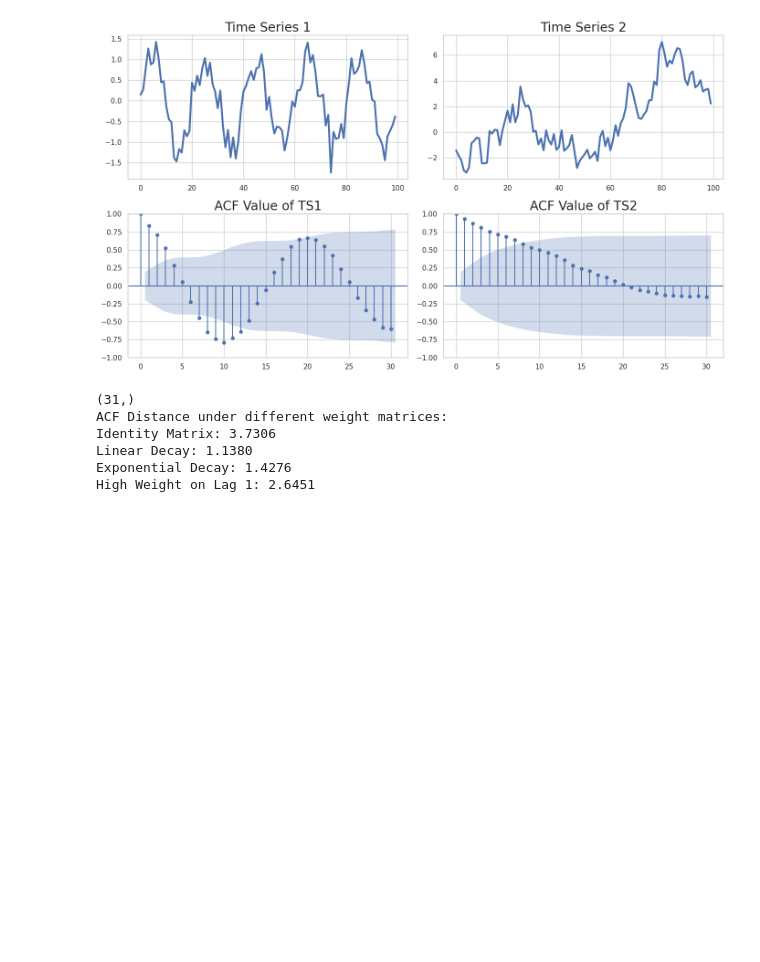
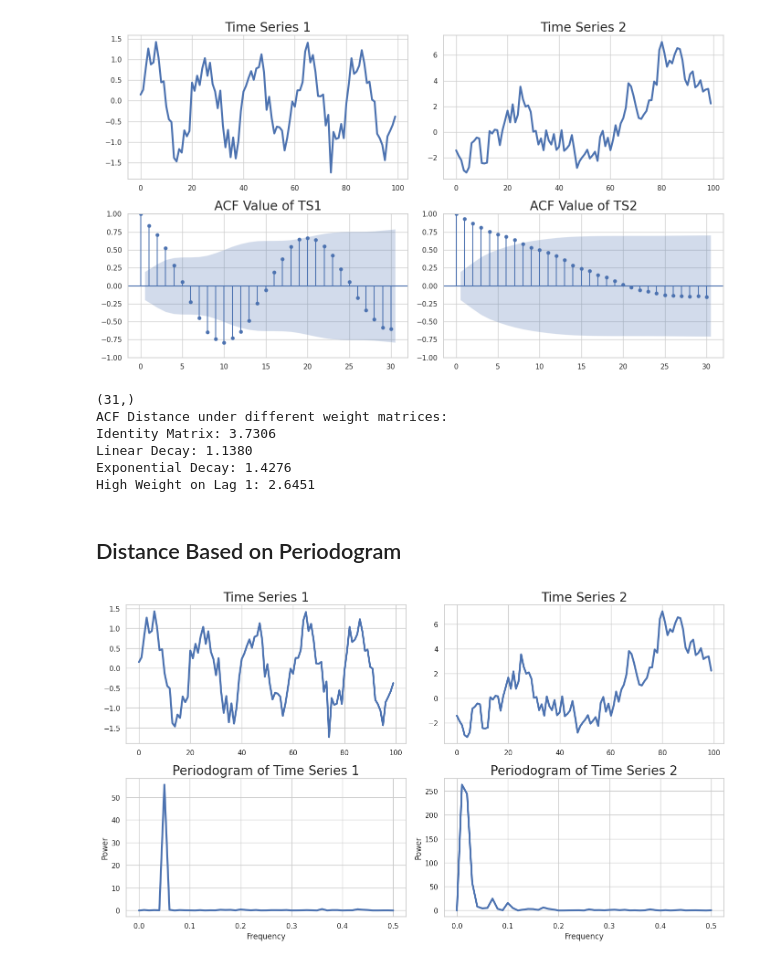
Before and after one commit to NetManAIOps/ANM2025, a Jupyter notebook: lec3/Distance_Based_Autocorrelation_new.ipynb, the cells around one changed output. Saved outputs shown, nothing was run; the diff lists cells and outputs as text; code cells hidden in the pictures; blank space fills up the shorter version.

```diff
--- a/lec3/Distance_Based_Autocorrelation_new.ipynb
+++ b/lec3/Distance_Based_Autocorrelation_new.ipynb
@@ -79,3 +79,71 @@ Identity Matrix: 3.7306
 Linear Decay: 1.1380
 Exponential Decay: 1.4276
 High Weight on Lag 1: 2.6451
+# %% [markdown]
+## Distance Based on Periodogram
+# %%
+import numpy as np
+import matplotlib.pyplot as plt
+import seaborn as sns
+from scipy.signal import periodogram
+
+# Set Seaborn theme
+sns.set_theme(style="whitegrid")
+
+# Set random seed for reproducibility
+np.random.seed(42)
+
+# Generate two time series
+n = 100
+
+# Time series 1: Periodic series (sine wave + noise)
+t = np.arange(n)
+ts1 = np.sin(2 * np.pi * t / 20) + np.random.normal(0, 0.3, n)
+
+# Time series 2: Non-stationary series (random walk)
+ts2 = np.cumsum(np.random.normal(0, 1, n))
+
+# Compute periodograms (frequency and power spectrum)
+freqs1, power1 = periodogram(ts1)
+freqs2, power2 = periodogram(ts2)
+
+# Visualization
+plt.figure(figsize=(14, 8))
+
+
+title_fontsize = 20
+legend_fontsize = 10
+line_width = 3.0
+
+# Plot time series 1
+plt.subplot(2, 2, 1)
+plt.plot(t, ts1, linewidth=line_width, label="Time Series 1")
+plt.title('Time Series 1', fontsize=title_fontsize)
+# plt.legend()
+
+# Plot time series 2
+plt.subplot(2, 2, 2)
+plt.plot(t, ts2, linewidth=line_width, label="Time Series 2")
+plt.title('Time Series 2', fontsize=title_fontsize)
+# plt.legend()
+
+# Plot periodogram of time series 1
+plt.subplot(2, 2, 3)
+plt.plot(freqs1, power1, linewidth=line_width, label="Periodogram of TS1")
+plt.title('Periodogram of Time Series 1', fontsize=title_fontsize)
+plt.xlabel('Frequency')
+plt.ylabel('Power')
+# plt.legend()
+
+# Plot periodogram of time series 2
+plt.subplot(2, 2, 4)
+plt.plot(freqs2, power2, linewidth=line_width, label="Periodogram of TS2")
+plt.title('Periodogram of Time Series 2', fontsize=title_fontsize)
+plt.xlabel('Frequency')
+plt.ylabel('Power')
+# plt.legend()
+
+plt.tight_layout()
+plt.show()
+# %% [output]
+[figure, added]
```
Also changed, not shown: parts of 1 cell of this notebook.
